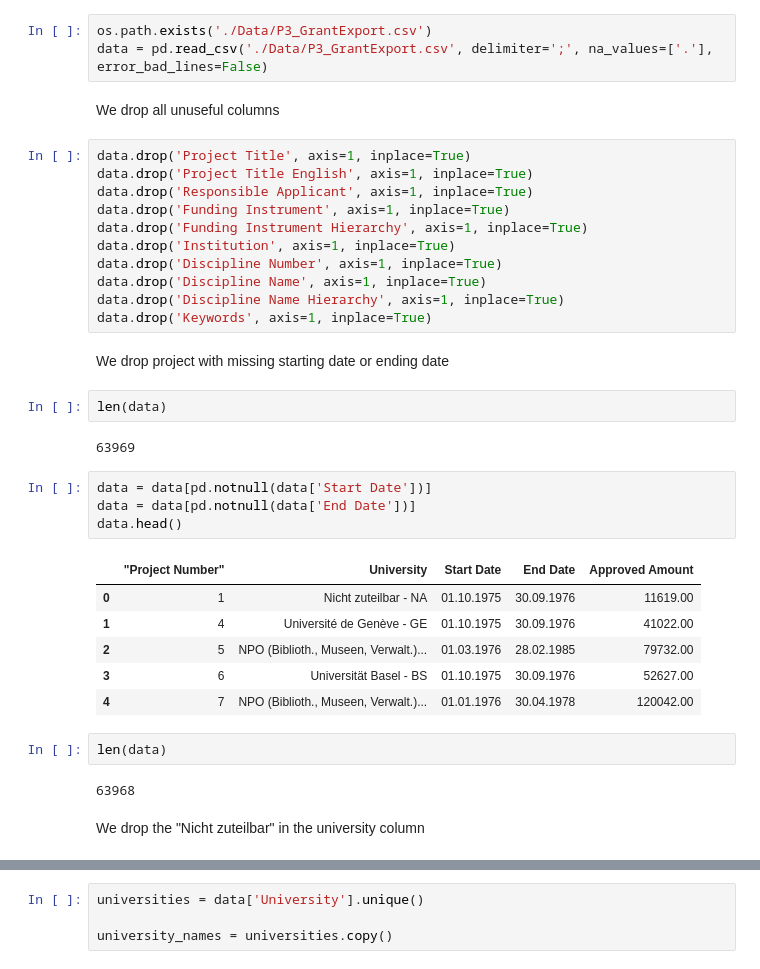
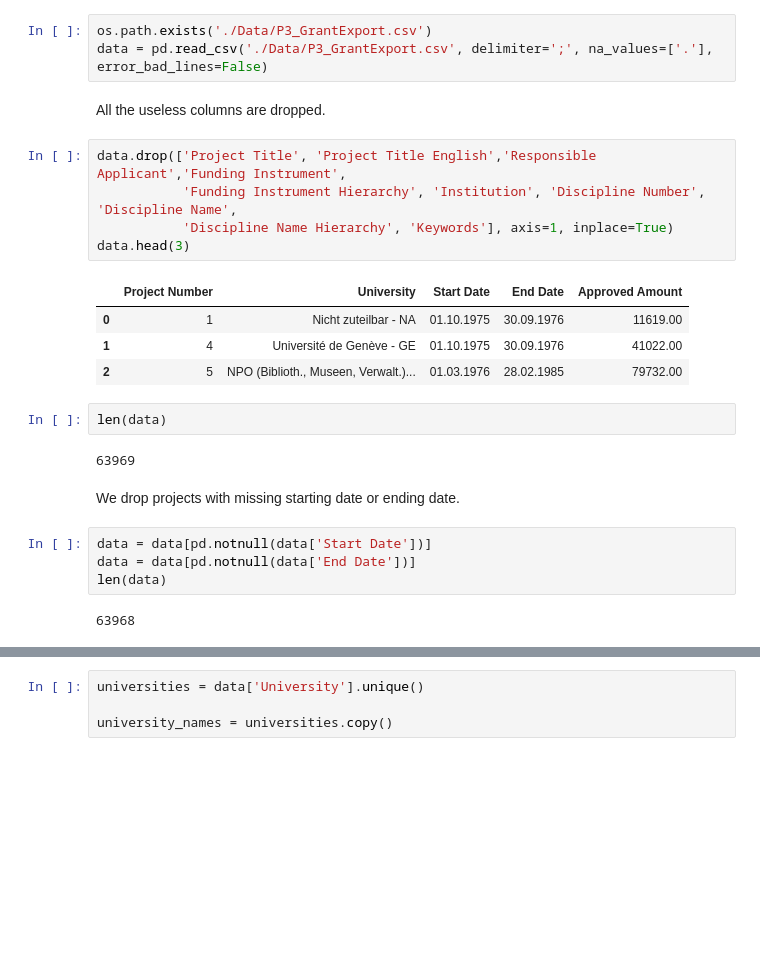
Before and after one commit to daniel-guggenheim/ada-homeworks, a Jupyter notebook: 03 - Interactive Viz/InteractiveViz.ipynb, the cells around one changed output, grey strips where cells are left out. Cells and saved outputs as stored; diff of their text form; blank space fills up the shorter version.

```diff
--- a/03 - Interactive Viz/InteractiveViz.ipynb
+++ b/03 - Interactive Viz/InteractiveViz.ipynb
@@ -9,39 +16,27 @@ import urllib
 # %%
 os.path.exists('./Data/P3_GrantExport.csv')
 data = pd.read_csv('./Data/P3_GrantExport.csv', delimiter=';', na_values=['.'], error_bad_lines=False)
-# %% [markdown]
-We drop all unuseful columns
-# %%
-data.drop('Project Title', axis=1, inplace=True)
-data.drop('Project Title English', axis=1, inplace=True)
-data.drop('Responsible Applicant', axis=1, inplace=True)
-data.drop('Funding Instrument', axis=1, inplace=True)
-data.drop('Funding Instrument Hierarchy', axis=1, inplace=True)
-data.drop('Institution', axis=1, inplace=True)
-data.drop('Discipline Number', axis=1, inplace=True)
-data.drop('Discipline Name', axis=1, inplace=True)
-data.drop('Discipline Name Hierarchy', axis=1, inplace=True)
-data.drop('Keywords', axis=1, inplace=True)
-# %% [markdown]
-We drop project with missing starting date or ending date
+# %% [markdown]
+All the useless columns are dropped.
+# %%
+data.drop(['Project Title', 'Project Title English','Responsible Applicant','Funding Instrument',
+           'Funding Instrument Hierarchy', 'Institution', 'Discipline Number', 'Discipline Name',
+           'Discipline Name Hierarchy', 'Keywords'], axis=1, inplace=True)
+data.head(3)
+# %% [output]
+|  | Project Number | University | Start Date | End Date | Approved Amount |
+| 0 | 1 | Nicht zuteilbar - NA | 01.10.1975 | 30.09.1976 | 11619.00 |
+| 1 | 4 | Université de Genève - GE | 01.10.1975 | 30.09.1976 | 41022.00 |
+| 2 | 5 | NPO (Biblioth., Museen, Verwalt.)... | 01.03.1976 | 28.02.1985 | 79732.00 |
 # %%
 len(data)
 # %% [output]
 63969
+# %% [markdown]
+We drop projects with missing starting date or ending date.
 # %%
 data = data[pd.notnull(data['Start Date'])]
 data = data[pd.notnull(data['End Date'])]
-data.head()
+len(data)
 # %% [output]
-|  | ﻿"Project Number" | University | Start Date | End Date | Approved Amount |
-| 0 | 1 | Nicht zuteilbar - NA | 01.10.1975 | 30.09.1976 | 11619.00 |
-| 1 | 4 | Université de Genève - GE | 01.10.1975 | 30.09.1976 | 41022.00 |
-| 2 | 5 | NPO (Biblioth., Museen, Verwalt.)... | 01.03.1976 | 28.02.1985 | 79732.00 |
-| 3 | 6 | Universität Basel - BS | 01.10.1975 | 30.09.1976 | 52627.00 |
-| 4 | 7 | NPO (Biblioth., Museen, Verwalt.)... | 01.01.1976 | 30.04.1978 | 120042.00 |
+63968
-# %%
-len(data)
-# %% [output]
-63968
-# %% [markdown]
-We drop the "Nicht zuteilbar" in the university column
```
Also changed, not shown: parts of 36 cells of this notebook.
